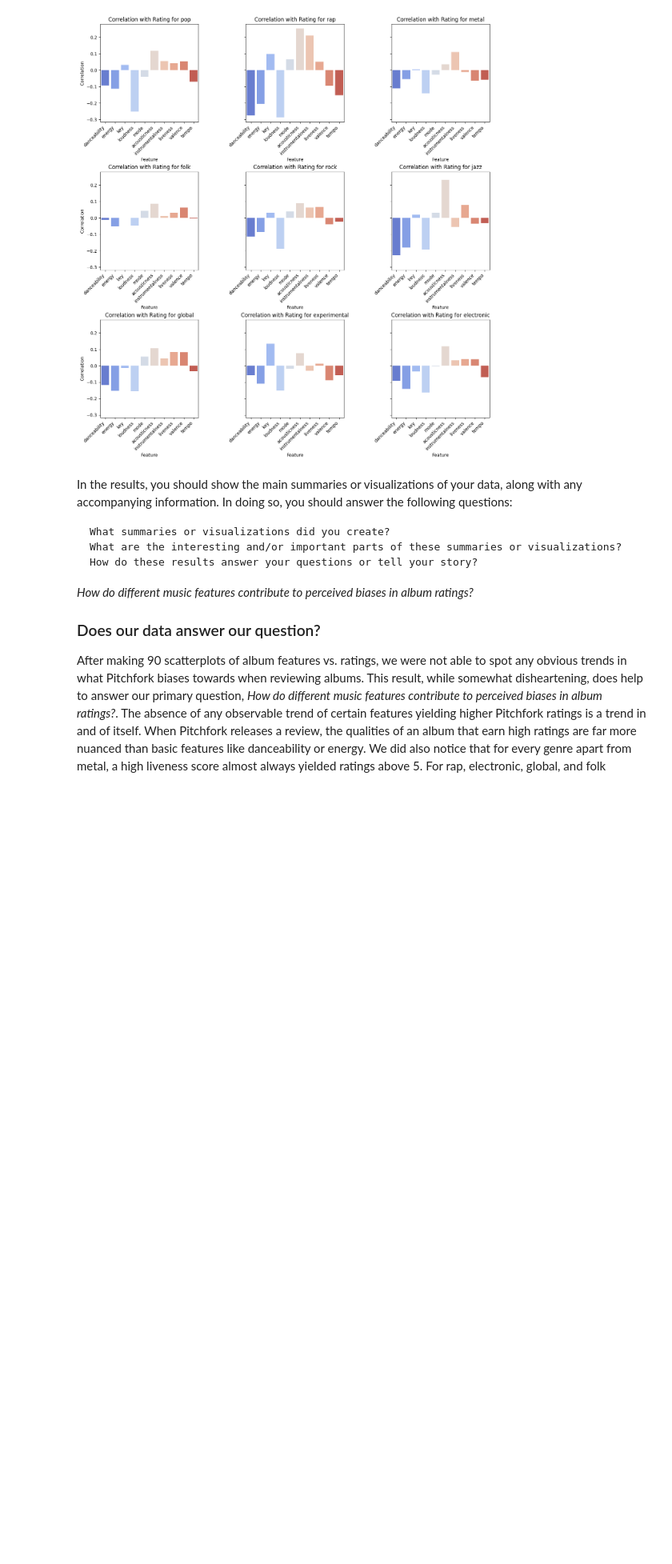
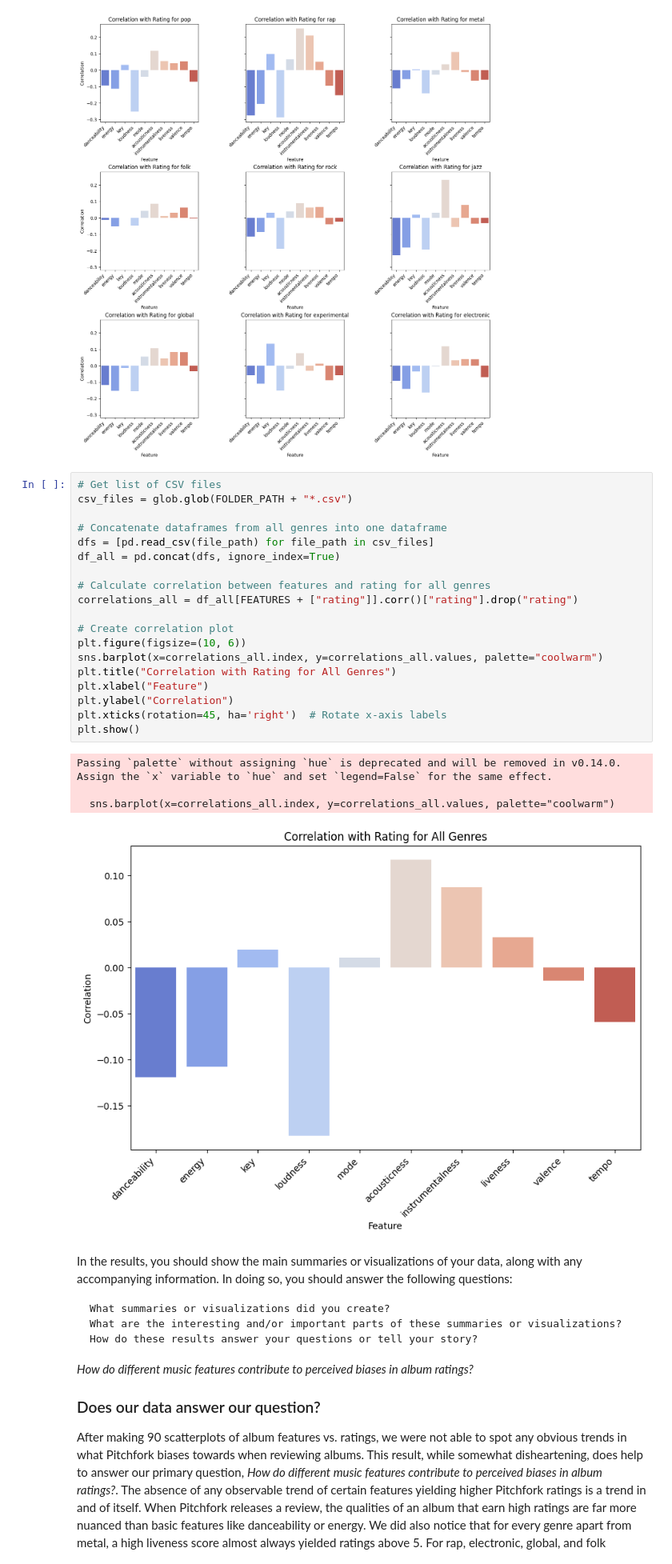
Before and after one commit to olincollege/pitchfork-bias-finder, a Jupyter notebook: pitchfork_bias_finder.ipynb, the cells around one changed output. Shown at 80% size. Cells and saved outputs as stored; diff of their text form; blank space fills up the shorter version.

```diff
--- a/pitchfork_bias_finder.ipynb
+++ b/pitchfork_bias_finder.ipynb
@@ -194,6 +230,30 @@ Passing `palette` without assigning `hue` is deprecated and will be removed in v
 
   sns.barplot(x=correlations.index, y=correlations.values, ax=axes[row, col], palette="coolwarm")
 [figure]
+# %%
+# Get list of CSV files
+csv_files = glob.glob(FOLDER_PATH + "*.csv")
+
+# Concatenate dataframes from all genres into one dataframe
+dfs = [pd.read_csv(file_path) for file_path in csv_files]
+df_all = pd.concat(dfs, ignore_index=True)
+
+# Calculate correlation between features and rating for all genres
+correlations_all = df_all[FEATURES + ["rating"]].corr()["rating"].drop("rating")
+
+# Create correlation plot
+plt.figure(figsize=(10, 6))
+sns.barplot(x=correlations_all.index, y=correlations_all.values, palette="coolwarm")
+plt.title("Correlation with Rating for All Genres")
+plt.xlabel("Feature")
+plt.ylabel("Correlation")
+plt.xticks(rotation=45, ha='right')  # Rotate x-axis labels
+plt.show()
+# %% [output]
+Passing `palette` without assigning `hue` is deprecated and will be removed in v0.14.0. Assign the `x` variable to `hue` and set `legend=False` for the same effect.
+
+  sns.barplot(x=correlations_all.index, y=correlations_all.values, palette="coolwarm")
+[figure, added]
 # %% [markdown]
 In the results, you should show the main summaries or visualizations of your data, along with any accompanying information. In doing so, you should answer the following questions:
 
```
Also changed, not shown: parts of 1 cell of this notebook.
